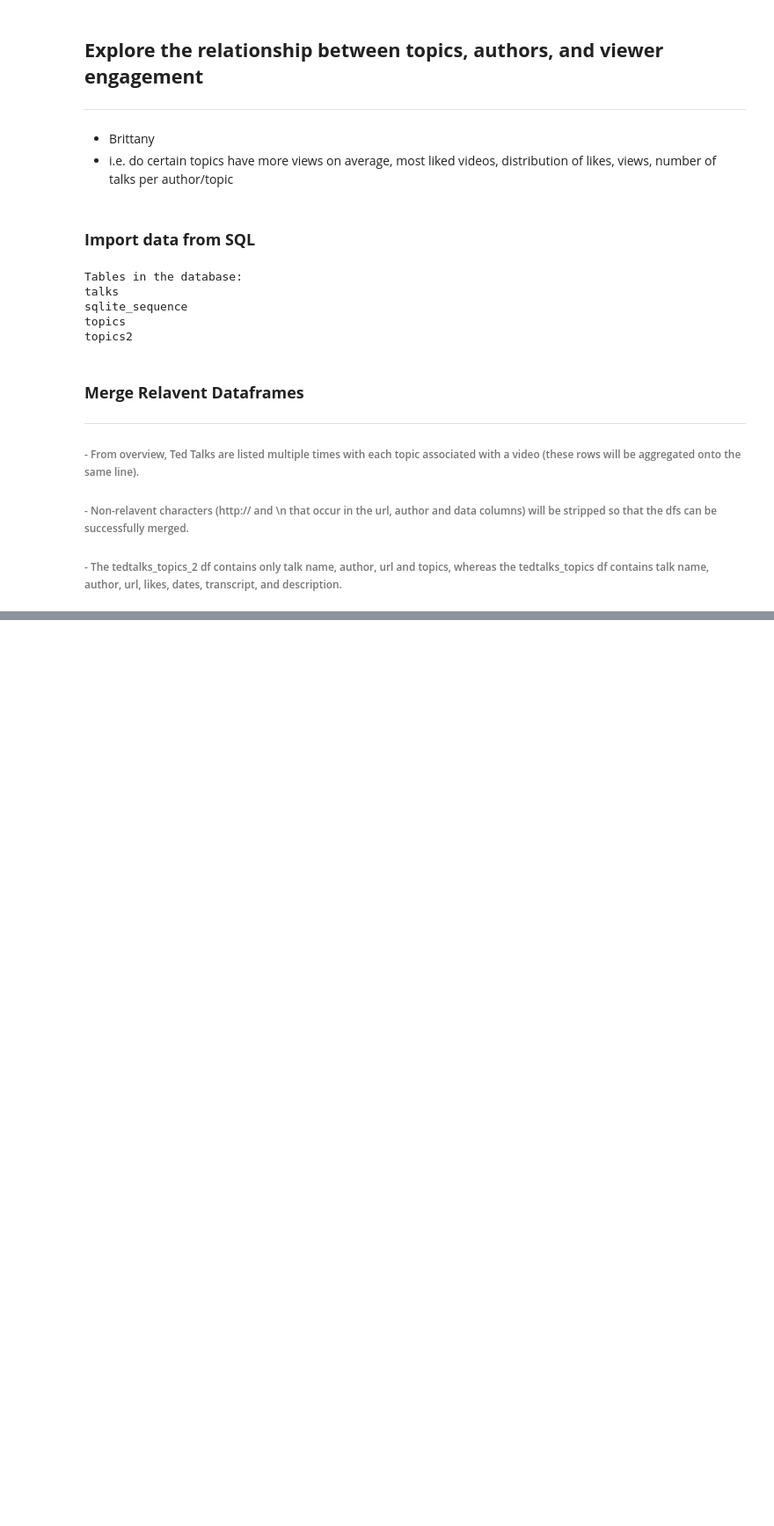
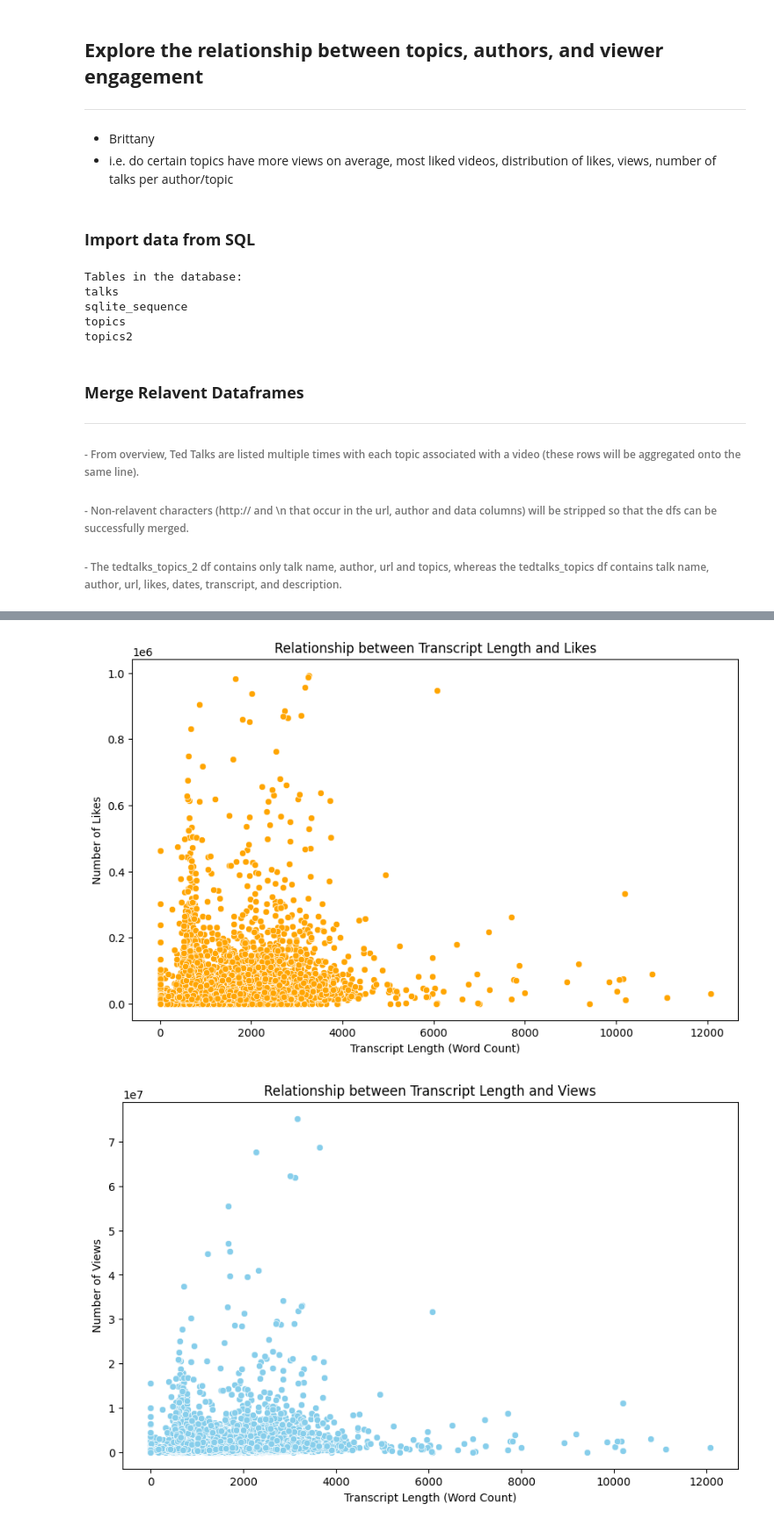
Before and after one commit to pokwir/Ted-Talks-Recommender-System, a Jupyter notebook: rough_work/eda/eda.ipynb, the cells around one changed output, grey strips where cells are left out. Shown at 88% size. Cells and saved outputs as stored; diff of their text form; code cells hidden in the pictures; blank space fills up the shorter version.

```diff
--- a/rough_work/eda/eda.ipynb
+++ b/rough_work/eda/eda.ipynb
@@ -755,0 +788,41 @@ In this code, bins=range(1, 11)
+# %%
+# Explore relationship between length of video and likes, views, authors
+
+# # 1. Handle missing values in the 'transcript' column
+tedtalks['transcript'] = tedtalks['transcript'].fillna('')
+
+# 2. Calculate the word count for each transcript
+tedtalks['transcript_length'] = tedtalks['transcript'].apply(lambda x: len(str(x).split()))
+
+# 3. Split the topics into individual topics
+individual_topics = tedtalks['topic'].str.split(', ').explode().reset_index(drop=True)
+
+# 4. Add the individual topics back to the DataFrame
+tedtalks['individual_topic'] = individual_topics
+
+# 5. Plot the relationship between transcript length and likes
+plt.figure(figsize=(10, 6))
+sns.scatterplot(x='transcript_length', y='likes', data=tedtalks, color='orange')
+plt.xlabel('Transcript Length (Word Count)')
+plt.ylabel('Number of Likes')
+plt.title('Relationship between Transcript Length and Likes')
+plt.show()
+
+# 6. Plot the relationship between transcript length and views
+plt.figure(figsize=(10, 6))
+sns.scatterplot(x='transcript_length', y='views', data=tedtalks, color='skyblue')
+plt.xlabel('Transcript Length (Word Count)')
+plt.ylabel('Number of Views')
+plt.title('Relationship between Transcript Length and Views')
+plt.show()
+
+# 7. Plot the correlation matrix between numerical features
+correlations = tedtalks[['likes', 'views', 'transcript_length']].corr()
+
+plt.figure(figsize=(8, 6))
+sns.heatmap(correlations, annot=True, cmap='coolwarm', fmt='.2f', linewidths=0.5)
+plt.title('Correlation Matrix')
+plt.show()
+# %% [output]
+[figure, added]
+[figure, added]
```
Also changed, not shown: parts of 4 cells of this notebook.
